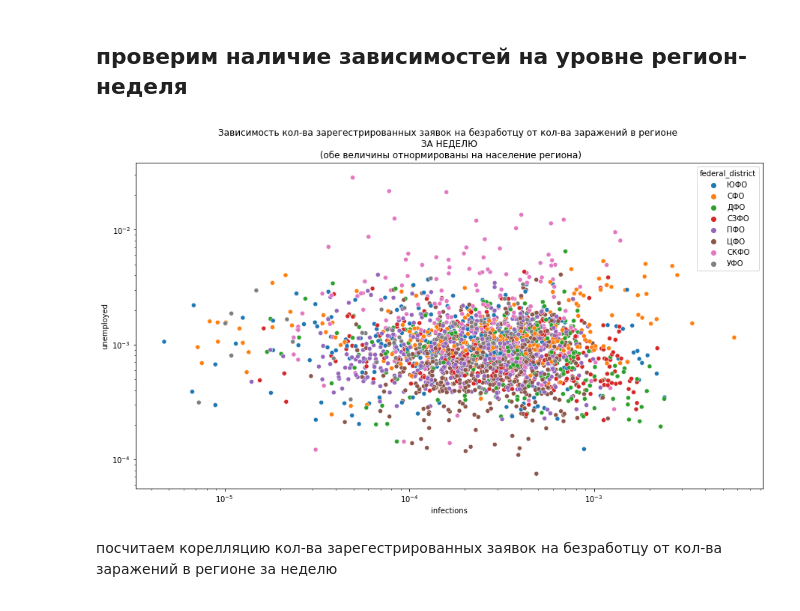
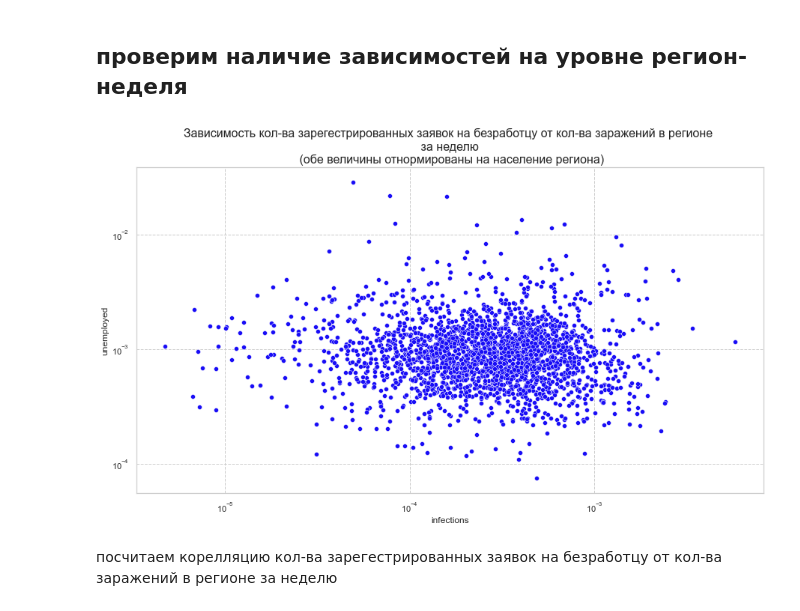
Before and after one commit to Lareton/dano_work_isnt_wolf, a Jupyter notebook: hypothesis_1.ipynb, the cells around one changed output. Cells and saved outputs as stored; diff of their text form; code cells hidden in the pictures.

```diff
--- a/hypothesis_1.ipynb
+++ b/hypothesis_1.ipynb
@@ -7,0 +41,21 @@ df = pd.read_csv("dataset_fd_Sp_no-Mos.csv")
+# %%
+color1 = "#190DF6"
+color2 = "#736cf5"
+
+# Создайте градиент от color1 к color2
+custom_palette = sns.color_palette([color1, color2], as_cmap=True)
+
+# Используйте вашу палитру в barplot
+
+plt.figure(figsize=(14, 10))
+sns.set(rc={'font.size': 12, 'axes.facecolor': '#FFFFFF'})
+sns.set_style("whitegrid", {'grid.color': '.8', 'grid.linestyle': '--'})
+sns.set_palette(custom_palette)
+ax = sns.barplot(data=tmp, x="federal_district", y="value", hue="kind",  )
+
+ax.set_xlabel('Федеральный округ', fontsize=16)  # Set font size for x-axis label
+ax.set_ylabel('Процент', fontsize=16)  # Set font size for y-axis label
+
+ax.legend(fontsize='16', title_fontsize='14')
+
+ax.tick_params(axis='both', labelsize=18)   # Set font size for tick labels
@@ -8,2 +64,4 @@ df = pd.read_csv("dataset_fd_Sp_no-Mos.csv")
+# %%
+df = pd.read_csv("dataset_fd_Sp_no-Mos.csv")
 # %%
 df_region_metric = pd.read_csv("merged_with_ria19-21.csv", index_col=0)
@@ -87,12 +161,14 @@ agg_df["unemployed"] = agg_df["unemployed"] / agg_df["population"]
 # %%
 plt.figure(figsize=(15, 8))
 plt.yscale("log")
 plt.xscale("log")
-sns.scatterplot(data = agg_df, x="infections", y="unemployed", hue="federal_district")
-plt.title("Зависимость кол-ва зарегестрированных заявок на безработцу от кол-ва заражений в регионе \n ЗА НЕДЕЛЮ \n (обе величины отнормированы на население региона)")
+sns.scatterplot(data = agg_df, x="infections", y="unemployed", color=color1)
+plt.title("Зависимость кол-ва зарегестрированных заявок на безработцу от кол-ва заражений в регионе \n за неделю \n (обе величины отнормированы на население региона)",
+          fontsize=16
+          )
 None
 # %% [output]
-[figure, old version]
+[figure, new version]
 # %% [markdown]
 посчитаем корелляцию кол-ва зарегестрированных заявок на безработцу от кол-ва заражений в регионе за неделю
 # %%
```
Also changed, not shown: parts of 33 cells of this notebook, 1 other file.
